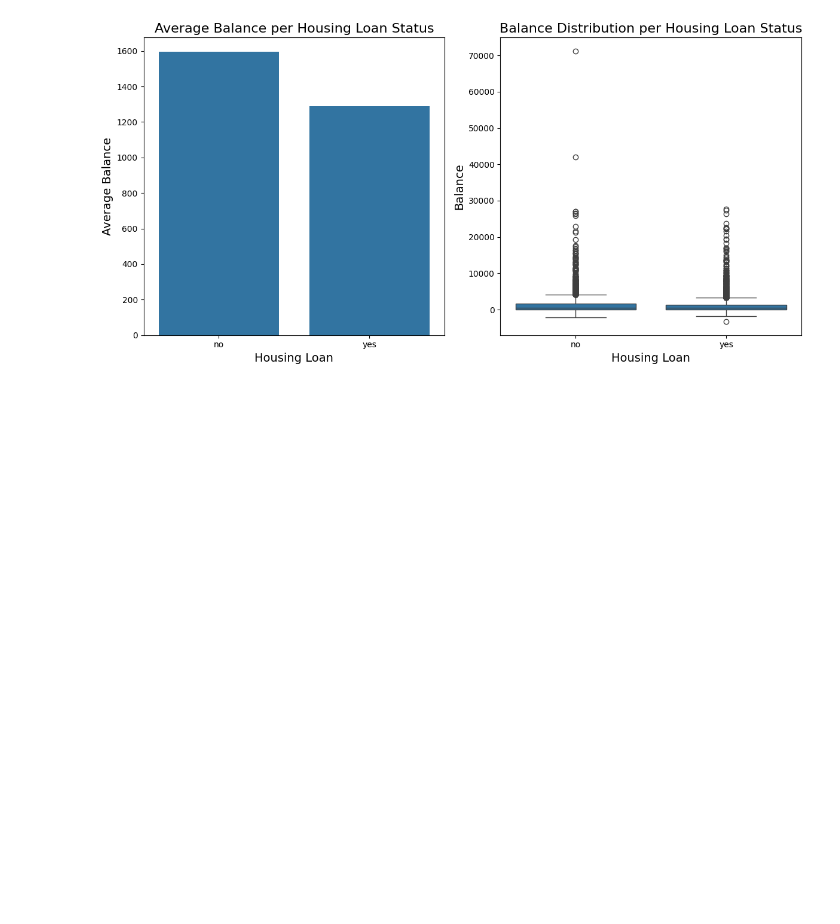
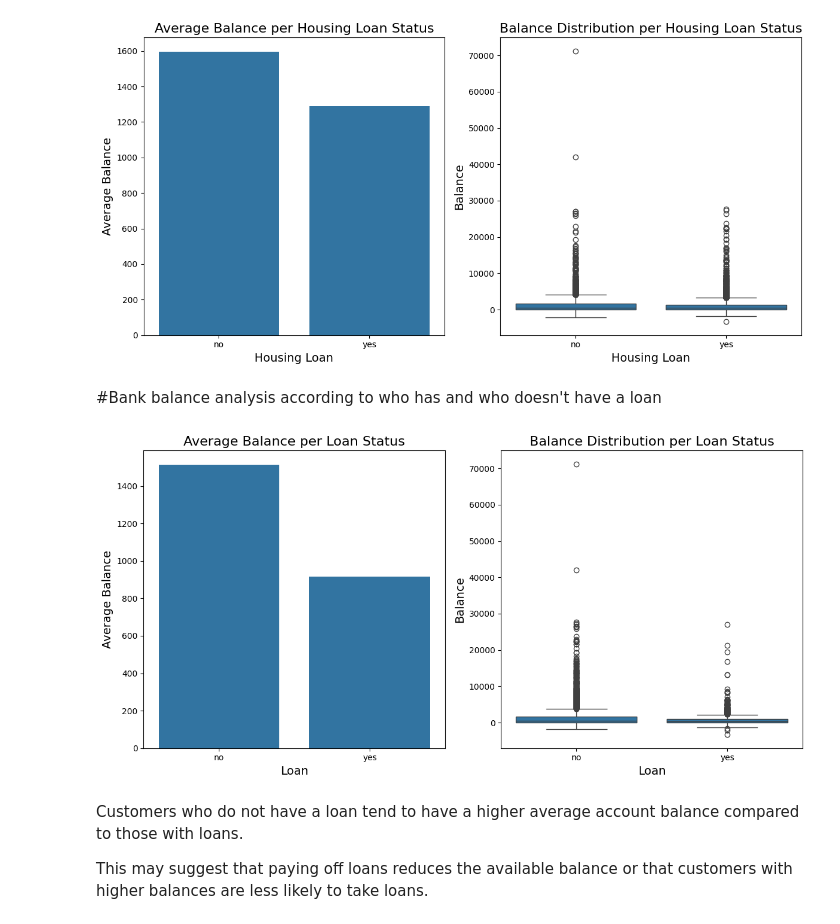
Before and after one commit to viktoruebelhart/uci_bank, a Jupyter notebook: UCI_BANK.ipynb, the cells around one changed output. Drawn from its saved outputs; the diff is of its cells as text; code cells hidden in the pictures; blank space fills up the shorter version.

```diff
--- a/UCI_BANK.ipynb
+++ b/UCI_BANK.ipynb
@@ -331,3 +331,30 @@ plt.tight_layout()
 plt.show()
 # %% [output]
 [figure]
+# %% [markdown]
+#Bank balance analysis according to who has and who doesn't have a loan
+# %%
+# Create subplots with both barplot and boxplot for 'loan' vs 'balance'
+fig, axes = plt.subplots(1, 2, figsize=(12, 6))
+
+# Bar plot on the first subplot
+sns.barplot(x='loan', y='balance', data=df, errorbar=None, ax=axes[0])
+axes[0].set_title('Average Balance per Loan Status', fontsize=16)
+axes[0].set_xlabel('Loan', fontsize=14)
+axes[0].set_ylabel('Average Balance', fontsize=14)
+
+# Box plot on the second subplot
+sns.boxplot(x='loan', y='balance', data=df, ax=axes[1])
+axes[1].set_title('Balance Distribution per Loan Status', fontsize=16)
+axes[1].set_xlabel('Loan', fontsize=14)
+axes[1].set_ylabel('Balance', fontsize=14)
+
+# Display the plots
+plt.tight_layout()
+plt.show()
+# %% [output]
+[figure, added]
+# %% [markdown]
+Customers who do not have a loan tend to have a higher average account balance compared to those with loans.
+
+This may suggest that paying off loans reduces the available balance or that customers with higher balances are less likely to take loans.
```
